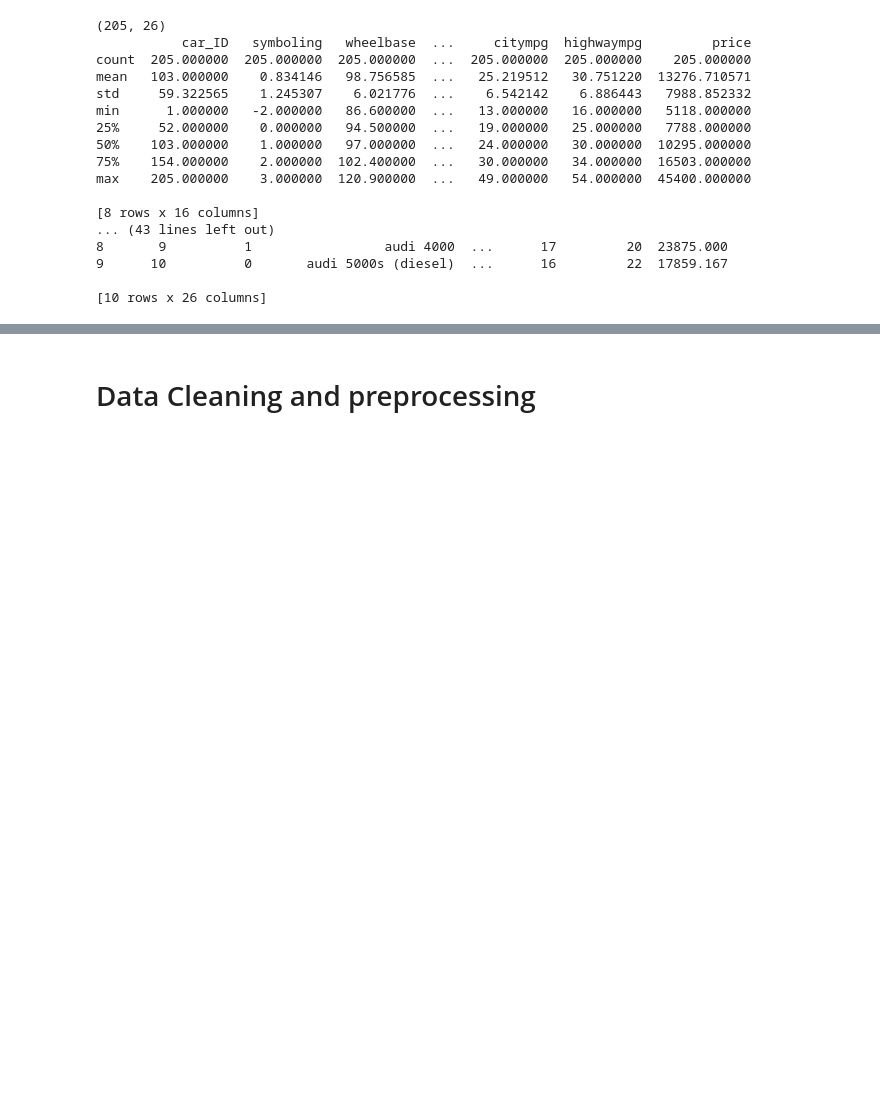
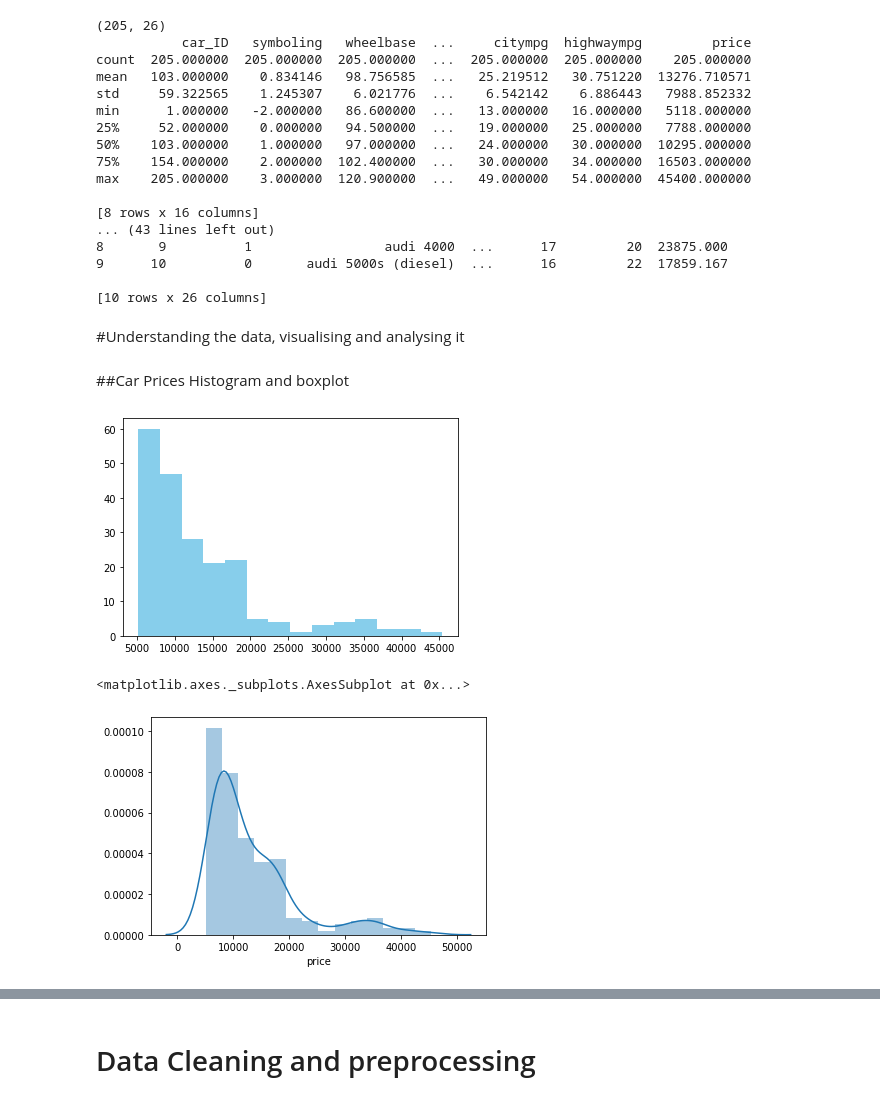
Before and after one commit to rowizu/MachineLearningExamples, a Jupyter notebook: CarPrice_Prediction.ipynb, the cells around one changed output, grey strips where cells are left out. Cells and saved outputs as stored; diff of their text form; code cells hidden in the pictures; blank space fills up the shorter version.

```diff
--- a/CarPrice_Prediction.ipynb
+++ b/CarPrice_Prediction.ipynb
@@ -114,3 +114,17 @@ max    205.000000    3.000000  120.900000  ...   49.000000   54.000000  45400.00
 9      10          0       audi 5000s (diesel)  ...      16         22  17859.167
 
 [10 rows x 26 columns]
+# %% [markdown]
+#Understanding the data, visualising and analysing it
+# %% [markdown]
+##Car Prices Histogram and boxplot
+# %%
+#Using matplotlib
+plt.hist(df['price'], bins=14, color='SkyBlue')
+plt.show()
+#using seaborn
+sns.distplot(df['price'])
+# %% [output]
+[figure, added]
+<matplotlib.axes._subplots.AxesSubplot at 0x...>
+[figure, added]
```
Also changed, not shown: parts of 32 cells of this notebook.
